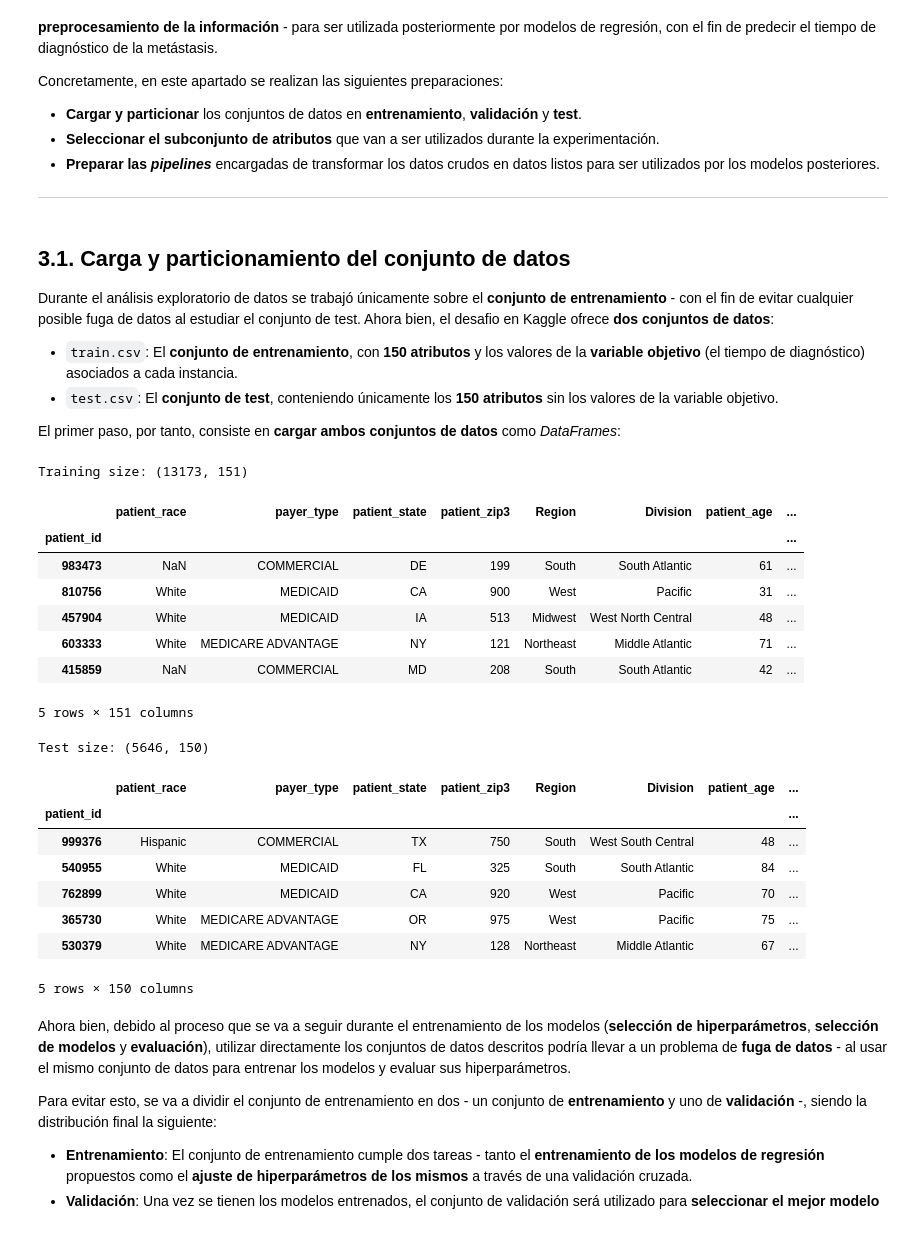
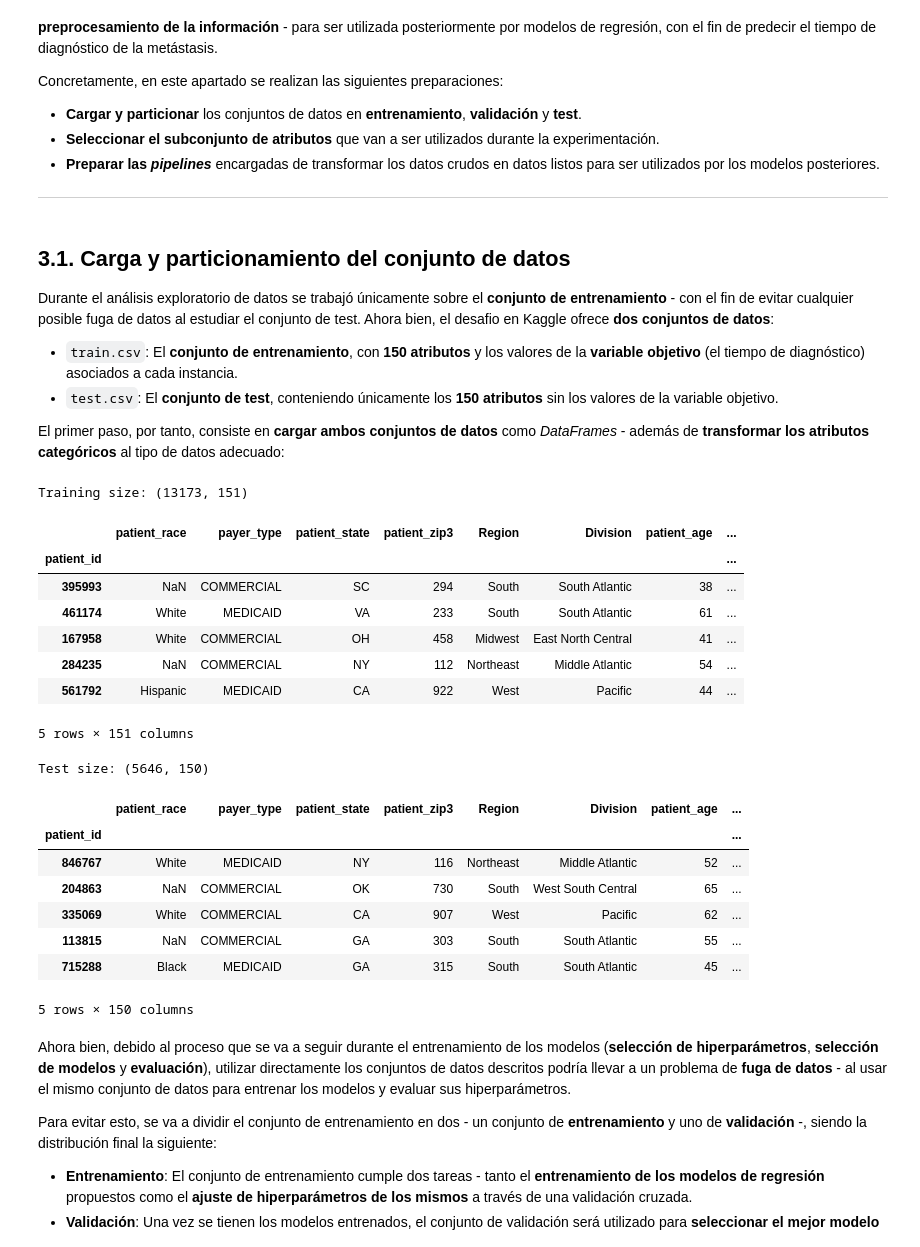
Before and after one commit to MoonDollLuna/cidaen_m5_thesis, a Jupyter notebook: WiDS Datathon 2024 C2 - Part 2 (Regression Models).ipynb, the cells around one changed output. Saved outputs shown, nothing was run; the diff lists cells and outputs as text; code cells hidden in the pictures.

Commit message:
Part 2 - Added Categorical encoding to attributes

```diff
--- a/WiDS Datathon 2024 C2 - Part 2 (Regression Models).ipynb
+++ b/WiDS Datathon 2024 C2 - Part 2 (Regression Models).ipynb
@@ -123,35 +132,39 @@ Durante el análisis exploratorio de datos se trabajó únicamente sobre el **co
 - `train.csv`: El **conjunto de entrenamiento**, con **150 atributos** y los valores de la **variable objetivo** (el tiempo de diagnóstico) asociados a cada instancia.
 - `test.csv`: El **conjunto de test**, conteniendo únicamente los **150 atributos** sin los valores de la variable objetivo.
 
-El primer paso, por tanto, consiste en **cargar ambos conjuntos de datos** como *DataFrames*:
+El primer paso, por tanto, consiste en **cargar ambos conjuntos de datos** como *DataFrames* - además de **transformar los atributos categóricos** al tipo de datos adecuado:
 # %%
 # Loading the CSV files - force zip3 to be read as a string
 df_train = pd.read_csv("data/train.csv", index_col="patient_id", dtype={"patient_zip3": object})
 df_test = pd.read_csv("data/test.csv", index_col="patient_id", dtype={"patient_zip3": object})
+
+# Transform the string dtypes into categorical dtypes
+df_train[df_train.select_dtypes(exclude="number").columns.to_list()] = df_train[df_train.select_dtypes(exclude="number").columns.to_list()].astype("category")
+df_test[df_test.select_dtypes(exclude="number").columns.to_list()] = df_test[df_test.select_dtypes(exclude="number").columns.to_list()].astype("category")
 
 # Display a small sample of both datasets to show that they have been properly loaded
 print(f"Training size: {df_train.shape}")
 display(df_train.sample(5))
 print(f"Test size: {df_test.shape}")
 display(df_test.sample(5))
 # %% [output]
 Training size: (13173, 151)
 |  | patient_race | payer_type | patient_state | patient_zip3 | Region | Division | patient_age | ... |
 | patient_id |  |  |  |  |  |  |  | ... |
-| 983473 | NaN | COMMERCIAL | DE | 199 | South | South Atlantic | 61 | ... |
-| 810756 | White | MEDICAID | CA | 900 | West | Pacific | 31 | ... |
-| 457904 | White | MEDICAID | IA | 513 | Midwest | West North Central | 48 | ... |
-| 603333 | White | MEDICARE ADVANTAGE | NY | 121 | Northeast | Middle Atlantic | 71 | ... |
-| 415859 | NaN | COMMERCIAL | MD | 208 | South | South Atlantic | 42 | ... |
+| 395993 | NaN | COMMERCIAL | SC | 294 | South | South Atlantic | 38 | ... |
+| 461174 | White | MEDICAID | VA | 233 | South | South Atlantic | 61 | ... |
+| 167958 | White | COMMERCIAL | OH | 458 | Midwest | East North Central | 41 | ... |
+| 284235 | NaN | COMMERCIAL | NY | 112 | Northeast | Middle Atlantic | 54 | ... |
+| 561792 | Hispanic | MEDICAID | CA | 922 | West | Pacific | 44 | ... |
 5 rows × 151 columns
 Test size: (5646, 150)
 |  | patient_race | payer_type | patient_state | patient_zip3 | Region | Division | patient_age | ... |
 | patient_id |  |  |  |  |  |  |  | ... |
-| 999376 | Hispanic | COMMERCIAL | TX | 750 | South | West South Central | 48 | ... |
-| 540955 | White | MEDICAID | FL | 325 | South | South Atlantic | 84 | ... |
-| 762899 | White | MEDICAID | CA | 920 | West | Pacific | 70 | ... |
-| 365730 | White | MEDICARE ADVANTAGE | OR | 975 | West | Pacific | 75 | ... |
-| 530379 | White | MEDICARE ADVANTAGE | NY | 128 | Northeast | Middle Atlantic | 67 | ... |
+| 846767 | White | MEDICAID | NY | 116 | Northeast | Middle Atlantic | 52 | ... |
+| 204863 | NaN | COMMERCIAL | OK | 730 | South | West South Central | 65 | ... |
+| 335069 | White | COMMERCIAL | CA | 907 | West | Pacific | 62 | ... |
+| 113815 | NaN | COMMERCIAL | GA | 303 | South | South Atlantic | 55 | ... |
+| 715288 | Black | MEDICAID | GA | 315 | South | South Atlantic | 45 | ... |
 5 rows × 150 columns
 # %% [markdown]
 Ahora bien, debido al proceso que se va a seguir durante el entrenamiento de los modelos (**selección de hiperparámetros**, **selección de modelos** y **evaluación**), utilizar directamente los conjuntos de datos descritos podría llevar a un problema de **fuga de datos** - al usar el mismo conjunto de datos para entrenar los modelos y evaluar sus hiperparámetros.
```
Also changed, not shown: parts of 48 cells of this notebook, 1 other file.
